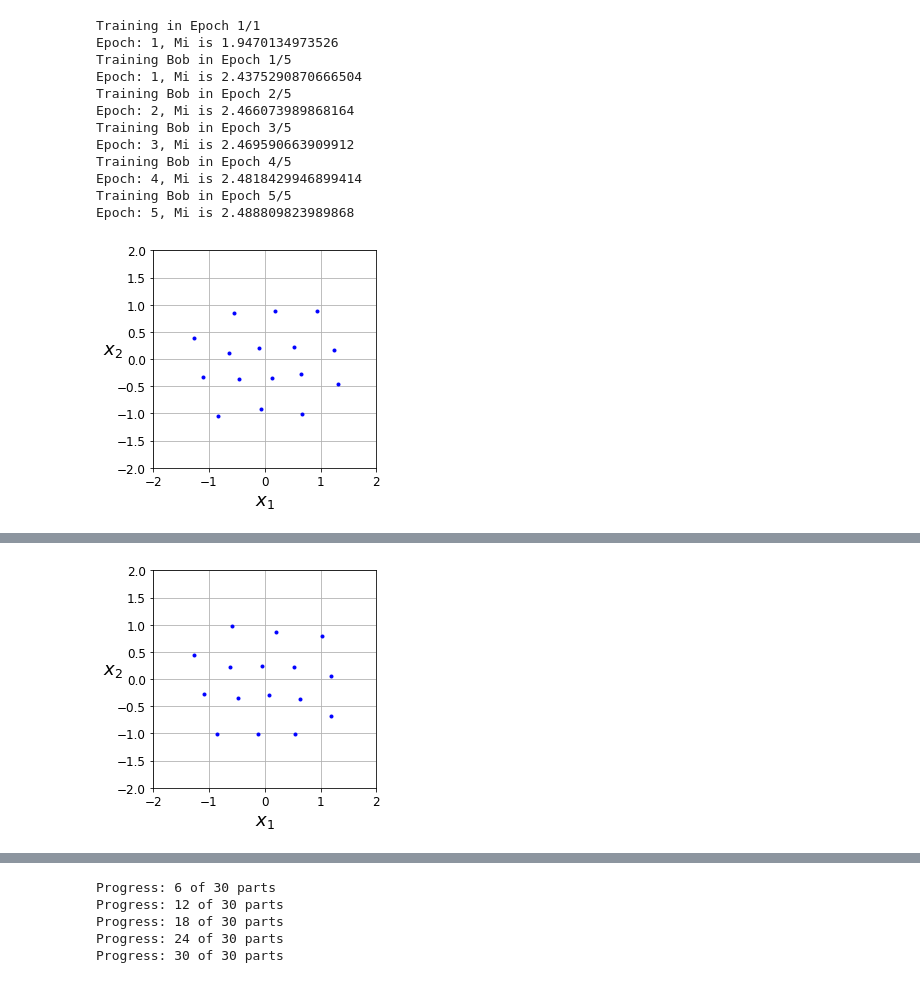
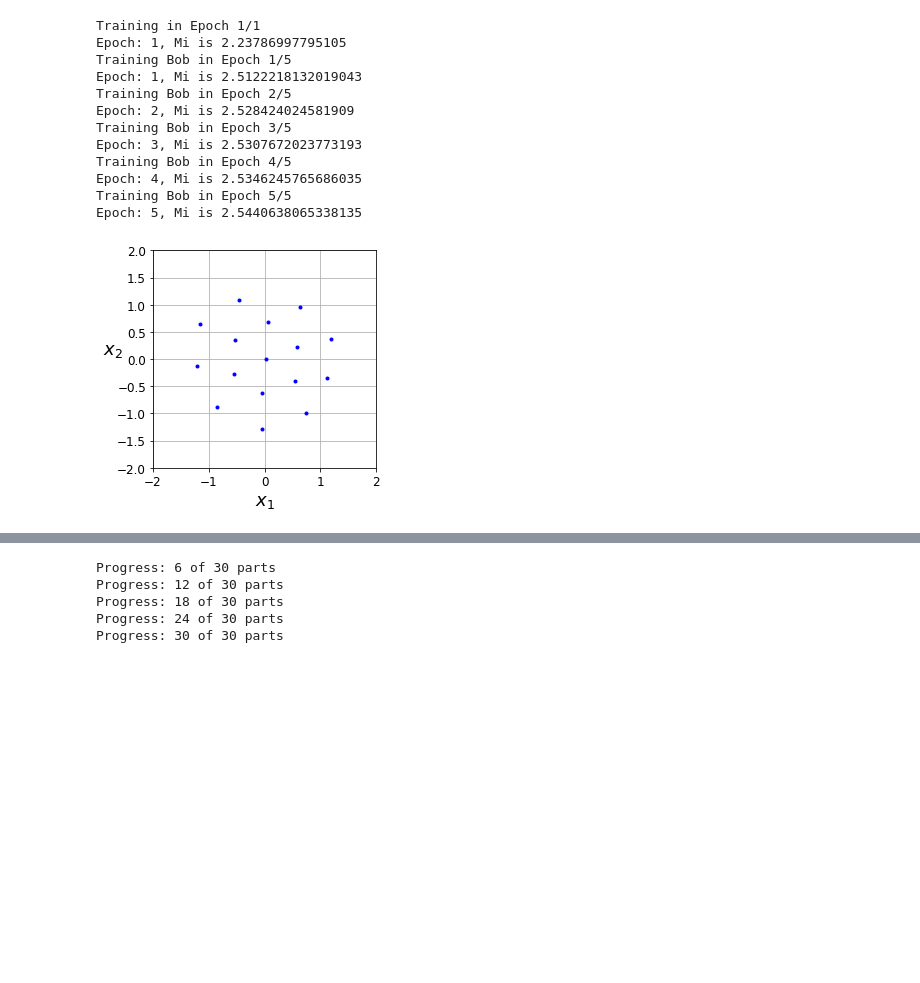
Before and after one commit to Fritschek/Wireless_encoding_with_MI_estimation, a Jupyter notebook: TF2_MINE_Enc_em.ipynb, the cells around one changed output, grey strips where cells are left out. Saved outputs shown, nothing was run; the diff lists cells and outputs as text; code cells hidden in the pictures; blank space fills up the shorter version.

Commit message:
fixed a few things, added grad passing to bypass channel, added rayleigh channel, added improved MINE sampling

```diff
--- a/TF2_MINE_Enc_em.ipynb
+++ b/TF2_MINE_Enc_em.ipynb
@@ -20,6 +20,7 @@ M = 16
 k = int(np.log2(M))
 n = 1
 TRAINING_SNR = 7
+rayleigh = False
 # %%
 def EbNo_to_noise(ebnodb):
     '''Transform EbNo[dB]/snr to noise power'''
@@ -84,7 +111,7 @@ def B_Ber_m(input_msg, msg):
     return bber
 # %%
 def random_sample(batch_size=32):
-    msg = np.random.randint(M, size=batch_size)
+    msg = np.random.randint(M, size=(batch_size,1))
     return msg
 # %%
 def test_encoding(M=16, n=1):
@@ -133,19 +160,21 @@ def split_train_data(x_sample, y_sample):
     marg_sample = tf.concat([x_sample2, y_sample1], axis=1)
     return joint_sample, marg_sample
 # %%
-def train_mi(n_epochs=5, n_steps=20, batch_size=200, learning_rate=0.005):
+def train_mi(NN_estimation, n_epochs=5, n_steps=20, batch_size=200, learning_rate=0.005):
     optimizer_mi = keras.optimizers.Nadam(lr=learning_rate)
     for epoch in range(1, n_epochs + 1):
         print("Training in Epoch {}/{}".format(epoch, n_epochs))
         for step in range(1, n_steps + 1):
-            X_batch = random_sample(batch_size*2)
+            X_batch = random_sample(batch_size)
             with tf.GradientTape() as tape:
                 x_enc = encoder(X_batch, training=True)
                 y_recv = channel(x_enc)
-                joint_marg_s = split_train_data(x_enc, y_recv)
-                loss = -MI_mod(joint_marg_s)
-                gradients = tape.gradient(loss, MI_mod.trainable_variables)
-                optimizer_mi.apply_gradients(zip(gradients, MI_mod.trainable_variables))
+                x = tf.reshape(x_enc, shape=[batch_size,2*n])
+                y = tf.reshape(y_recv, shape=[batch_size,2*n])
+                score = NN_estimation(x,y)
+                loss = -MINE(score)
+                gradients = tape.gradient(loss, NN_estimation.trainable_variables)
+                optimizer_mi.apply_gradients(zip(gradients, NN_estimation.trainable_variables))
             mi_avg = -mean_loss(loss)
         print('Epoch: {}, Mi is {}'.format(epoch, mi_avg))
         mean_loss.reset_states()
@@ -166,7 +195,7 @@ def train_decoder(n_epochs=5, n_steps=20, batch_size=200, learning_rate=0.005, p
         plot_batch_loss(epoch, mean_loss, X_batch, y_pred)
         mean_loss.reset_states()
 # %%
-def train_encoder(n_epochs=5, n_steps=20, batch_size=200, learning_rate=0.05):
+def train_encoder(NN_estimation, n_epochs=5, n_steps=20, batch_size=200, learning_rate=0.05):
     optimizer_mi = keras.optimizers.Nadam(lr=0.005)
     optimizer_ae = keras.optimizers.Nadam(lr=learning_rate)
     for epoch in range(1, n_epochs + 1):
@@ -175,9 +204,11 @@ def train_encoder(n_epochs=5, n_steps=20, batch_size=200, learning_rate=0.05):
             X_batch  = random_sample(batch_size)
             with tf.GradientTape() as tape:
                 x_enc = encoder(X_batch, training=True)
-                y_recv = channel(x_enc)
-                joint_marg_s = split_train_data(x_enc, y_recv)
-                loss = -MI_mod(joint_marg_s)
+                y_recv = tf.grad_pass_through(channel)(x_enc) #forward pass:channel; backward pass Identity
+                x = tf.reshape(x_enc, shape=[batch_size,2*n])
+                y = tf.reshape(y_recv, shape=[batch_size,2*n])
+                score = NN_estimation(x,y)
+                loss = -MINE(score)
                 gradients = tape.gradient(loss, encoder.trainable_variables)
                 optimizer_ae.apply_gradients(zip(gradients, encoder.trainable_variables))
             mi_avg = -mean_loss(loss)
@@ -185,9 +216,10 @@ def train_encoder(n_epochs=5, n_steps=20, batch_size=200, learning_rate=0.05):
             X_batch  = random_sample(batch_size)
             x_enc = encoder(X_batch, training=True)
             y_recv = channel(x_enc)
-            joint_marg_s = split_train_data(x_enc, y_recv)
-            loss = -MI_mod(joint_marg_s)
-            gradients = tape.gradient(loss, MI_mod.trainable_variables)
-            optimizer_mi.apply_gradients(zip(gradients, MI_mod.trainable_variables))
+            x = tf.reshape(x_enc, shape=[batch_size,2*n])
+            y = tf.reshape(y_recv, shape=[batch_size,2*n])
+            score = NN_estimation(x,y)
+            loss = -MINE(score)
+            gradients = tape.gradient(loss, NN_estimation.trainable_variables)
+            optimizer_mi.apply_gradients(zip(gradients, NN_estimation.trainable_variables))
         print('Epoch: {}, Mi is {}'.format(epoch, mi_avg))
-       # test_encoding(M, 1)
@@ -212,24 +248,23 @@ def Test_AE(data):
 
     return (snr_range, bber_vec)
 # %%
-train_mi(n_epochs=1, n_steps=500, batch_size=128)
-train_encoder(n_epochs=5, n_steps=400, batch_size=500, learning_rate=0.005)
-test_encoding(M, 1)
-train_encoder(n_epochs=5, n_steps=400, batch_size=500, learning_rate=0.0005)
+score_fn = NN_function(**critic_params)
+train_mi(score_fn, n_epochs=1, n_steps=500, batch_size=64)
+train_encoder(score_fn, n_epochs=5, n_steps=400, batch_size=64, learning_rate=0.005)
 test_encoding(M, 1)
 train_decoder(n_epochs=5, n_steps=400, batch_size=500, learning_rate=0.005, plot_encoding=False)
 # %% [output]
 Training in Epoch 1/1
-Epoch: 1, Mi is 1.9470134973526
+Epoch: 1, Mi is 2.23786997795105
 Training Bob in Epoch 1/5
-Epoch: 1, Mi is 2.4375290870666504
+Epoch: 1, Mi is 2.5122218132019043
 Training Bob in Epoch 2/5
-Epoch: 2, Mi is 2.466073989868164
+Epoch: 2, Mi is 2.528424024581909
 Training Bob in Epoch 3/5
-Epoch: 3, Mi is 2.469590663909912
+Epoch: 3, Mi is 2.5307672023773193
 Training Bob in Epoch 4/5
-Epoch: 4, Mi is 2.4818429946899414
+Epoch: 4, Mi is 2.5346245765686035
 Training Bob in Epoch 5/5
-Epoch: 5, Mi is 2.488809823989868
+Epoch: 5, Mi is 2.5440638065338135
-[figure, old version]
+[figure, new version]
 Training Bob in Epoch 1/5
@@ -245 +286,0 @@ Epoch: 5, Mi is 2.522590398788452
-[figure, removed]
```
Also changed, not shown: parts of 10 cells of this notebook, 1 other file.
